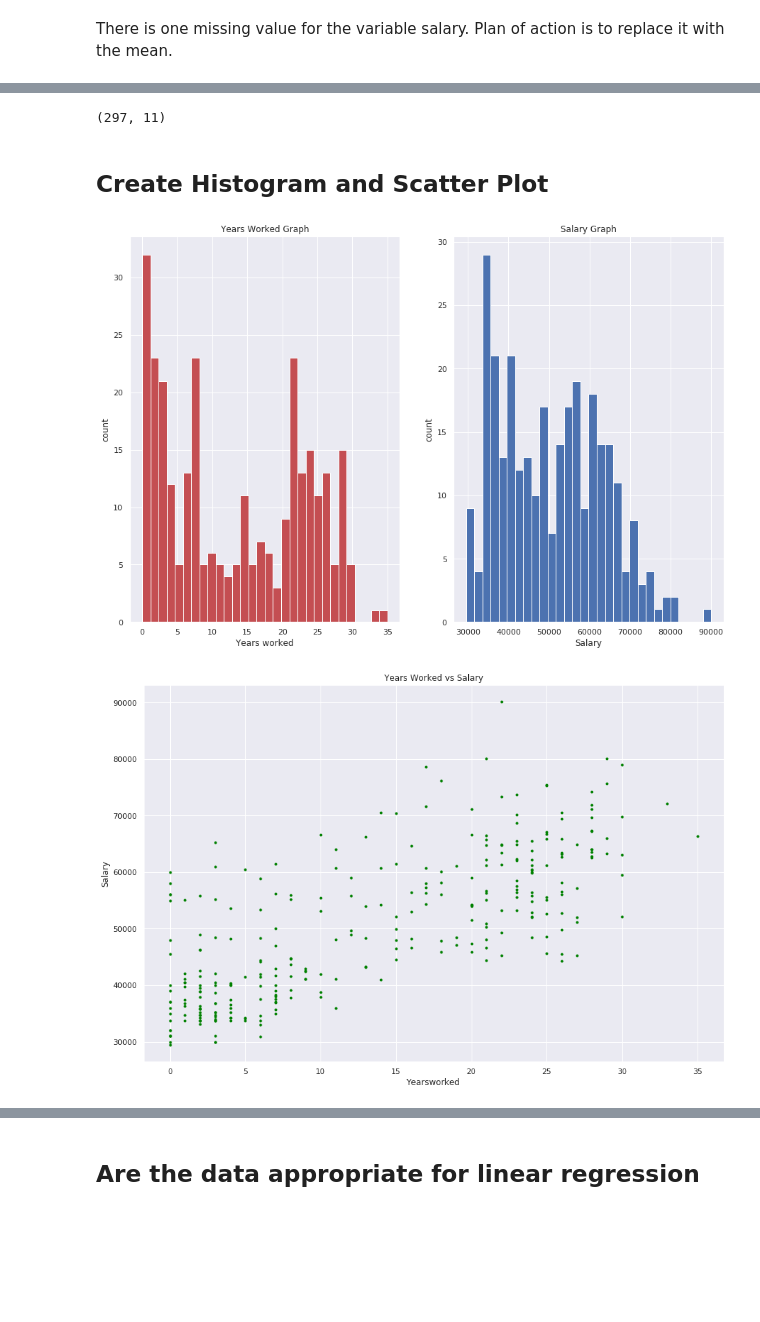
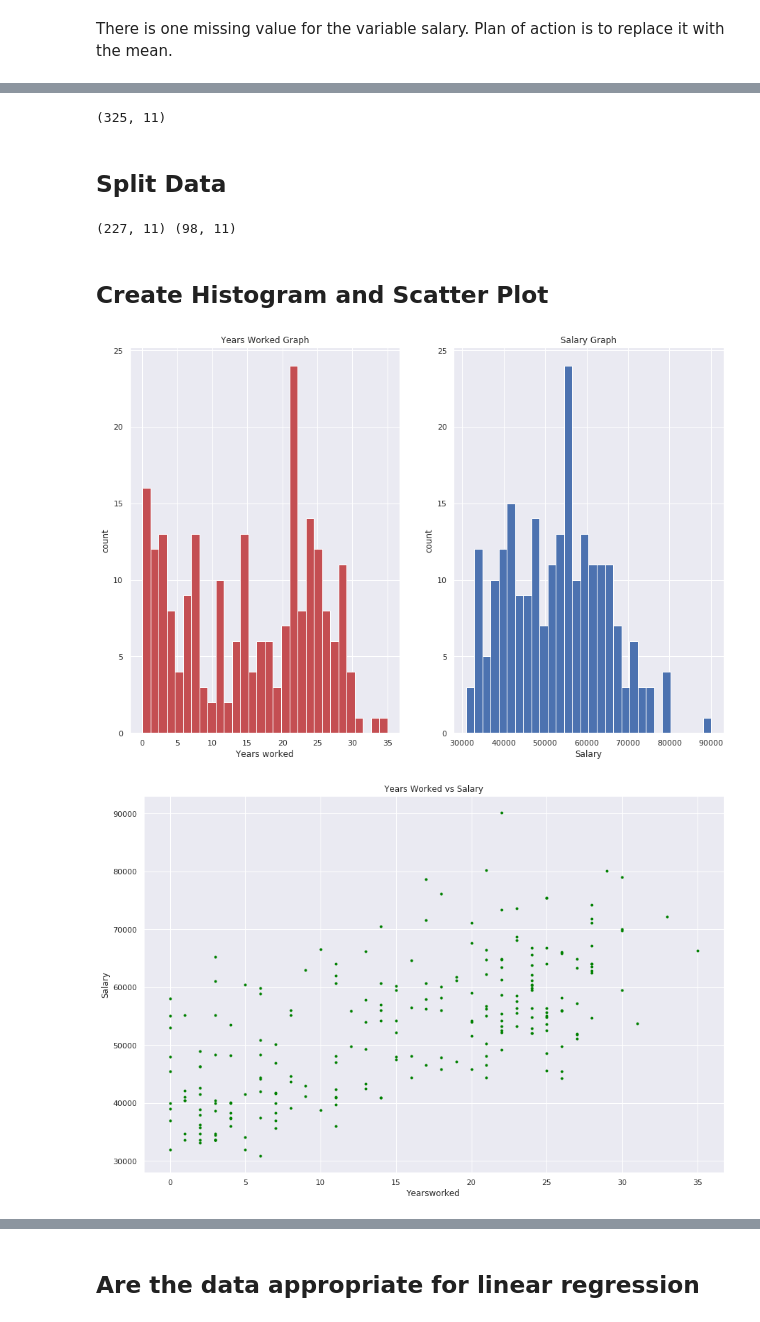
Before and after one commit to Shalom91/New-Regression, a Jupyter notebook: Regression_Analysis.ipynb, the cells around one changed output, grey strips where cells are left out. Saved outputs shown, nothing was run; the diff lists cells and outputs as text; code cells hidden in the pictures; blank space fills up the shorter version.

Commit message:
corrected data splitting

```diff
--- a/Regression_Analysis.ipynb
+++ b/Regression_Analysis.ipynb
@@ -48,9 +42,9 @@ dtype: int64
 There is one missing value for the variable salary. Plan of action is to replace it with the mean.
 # %%
 # replace the missing value with the mean
-train['salary'] = train.fillna(train['salary'].mean())
+df['salary'] = df.fillna(df['salary'].mean())
 
 # checking for missing values
-x1 = train.isnull().sum()
+x1 = df.isnull().sum()
 x1
 # %% [output]
@@ -73,48 +63,56 @@ dtype: int64
 # %%
 # detecting extreme values using IQR
-Q1 = train.quantile(0.25)
-Q3 = train.quantile(0.75)
+Q1 = df.quantile(0.25)
+Q3 = df.quantile(0.75)
 IQR = Q3 - Q1
 
 # removing outliers from the dataset
-train_out = train[~((train < (Q1 - 1.5 * IQR)) | (train > (Q3 + 1.5 * IQR))).any(axis=1)]
+df_out = df[~((df < (Q1 - 1.5 * IQR)) | (df > (Q3 + 1.5 * IQR))).any(axis=1)]
 
-train_out.shape
+df_out.shape
 # %% [output]
-(297, 11)
+(325, 11)
+# %% [markdown]
+## Split Data
+# %%
+# split the data
+train, test = train_test_split(df_out, test_size=.3, random_state=42)
+print(train.shape, test.shape)
+# %% [output]
+(227, 11) (98, 11)
 # %% [markdown]
 ## Create Histogram and Scatter Plot
 # %%
 # create new data frame
-train_new = pd.DataFrame(train_out, columns=['salary', 'yearsworked'])
+train_new = pd.DataFrame(train, columns=['salary', 'yearsworked'])
 salary = train_new.salary
 yearsworked = train_new.yearsworked
 
 #plot histograms and scatter plot
 sns.set()
 
 plt.subplots(figsize=(15,10))
 plt.subplot(1,2,1)
 plt.title("Years Worked Graph")
 plt.hist(yearsworked, color='r', bins=30)
 plt.xlabel("Years worked")
 plt.ylabel("count")
 
 plt.subplot(1,2,2)
 plt.title("Salary Graph")
 plt.hist(salary, bins=30, color='b')
 plt.xlabel("Salary")
 plt.ylabel("count")
 
 # making a scatter plot
 _ = sns.set()
 
 _ = plt.figure(figsize=(15,10))
 _ = plt.plot(yearsworked, salary, marker='.', linestyle='none', color='green')
 _ = plt.xlabel('Yearsworked')
 _ = plt.ylabel('Salary')
 _ = plt.title('Years Worked vs Salary')
 _ = plt.show()
 # %% [output]
-[figure, old version]
+[figure, new version]
-[figure, old version]
+[figure, new version]
```
Also changed, not shown: parts of 25 cells of this notebook.
